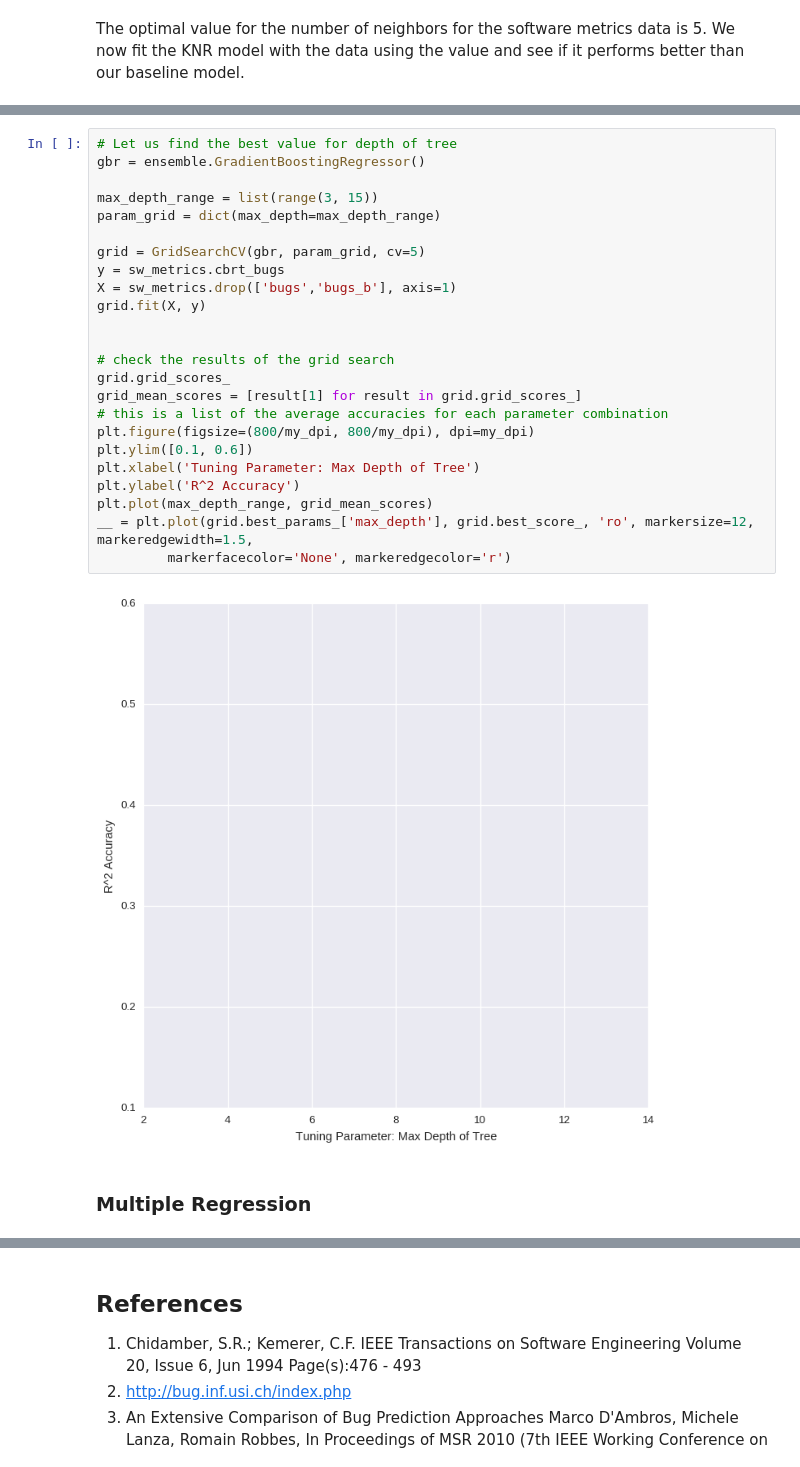
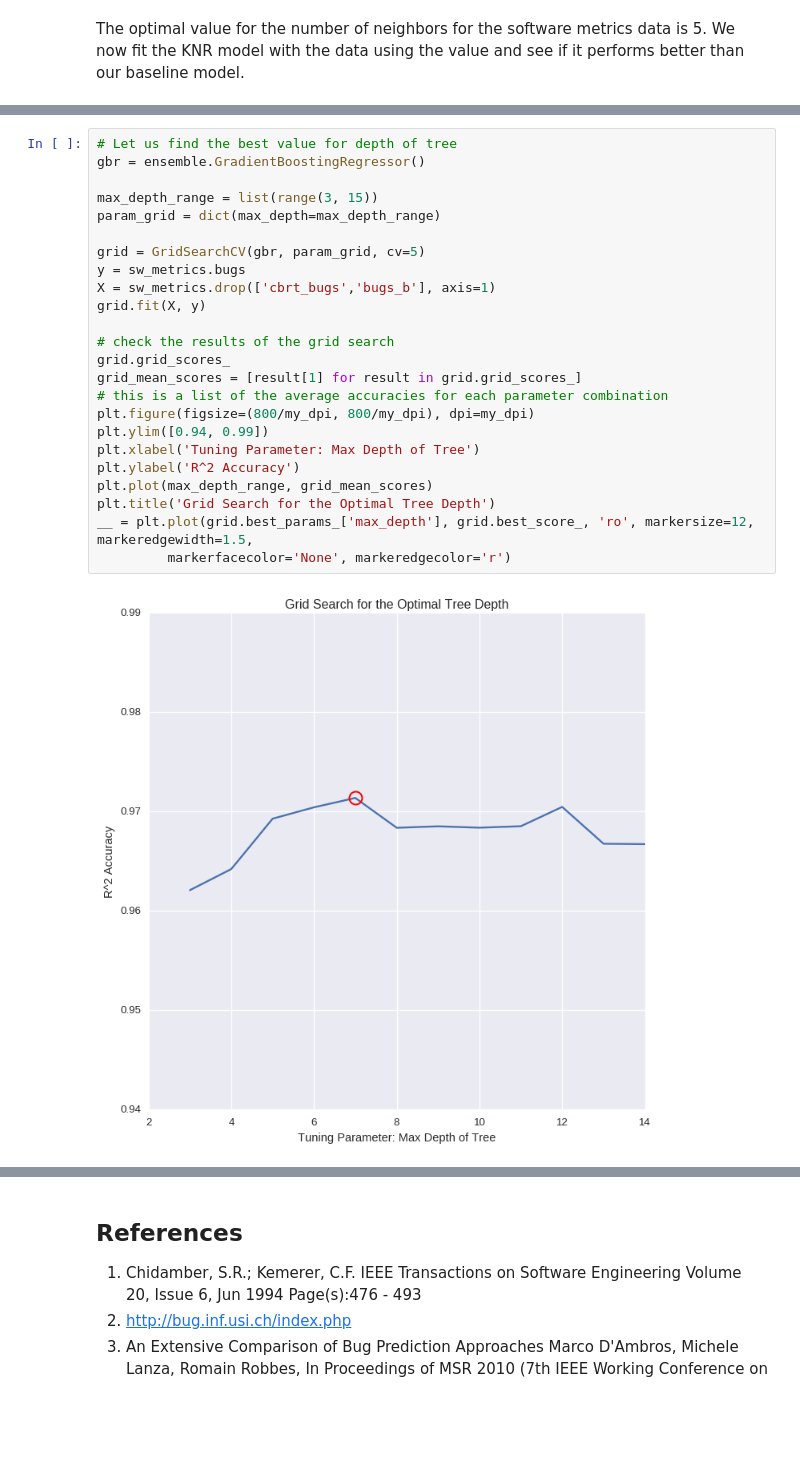
Before and after one commit to 315iah515/Thinkful-Notebooks, a Jupyter notebook: Bootcamp/Supervised/CapStone/SupervisedLearningCapStone.ipynb, the cells around one changed output, grey strips where cells are left out. Drawn from its saved outputs; the diff is of its cells as text; blank space fills up the shorter version.

```diff
--- a/Bootcamp/Supervised/CapStone/SupervisedLearningCapStone.ipynb
+++ b/Bootcamp/Supervised/CapStone/SupervisedLearningCapStone.ipynb
@@ -358,28 +362,26 @@ We run grid search to find the best maximum depth of the trees limiting he total
 # %%
 # Let us find the best value for depth of tree
 gbr = ensemble.GradientBoostingRegressor()
 
 max_depth_range = list(range(3, 15))
 param_grid = dict(max_depth=max_depth_range)
 
 grid = GridSearchCV(gbr, param_grid, cv=5)
-y = sw_metrics.cbrt_bugs
-X = sw_metrics.drop(['bugs','bugs_b'], axis=1)
+y = sw_metrics.bugs
+X = sw_metrics.drop(['cbrt_bugs','bugs_b'], axis=1)
 grid.fit(X, y)
-
 
 # check the results of the grid search
 grid.grid_scores_
 grid_mean_scores = [result[1] for result in grid.grid_scores_]
 # this is a list of the average accuracies for each parameter combination
 plt.figure(figsize=(800/my_dpi, 800/my_dpi), dpi=my_dpi)
-plt.ylim([0.1, 0.6])
+plt.ylim([0.94, 0.99])
 plt.xlabel('Tuning Parameter: Max Depth of Tree')
 plt.ylabel('R^2 Accuracy')
 plt.plot(max_depth_range, grid_mean_scores)
+plt.title('Grid Search for the Optimal Tree Depth')
 __ = plt.plot(grid.best_params_['max_depth'], grid.best_score_, 'ro', markersize=12, markeredgewidth=1.5,
          markerfacecolor='None', markeredgecolor='r')
 # %% [output]
-[figure, old version]
+[figure, new version]
-# %% [markdown]
-### Multiple Regression
```
Also changed, not shown: parts of 14 cells of this notebook.
